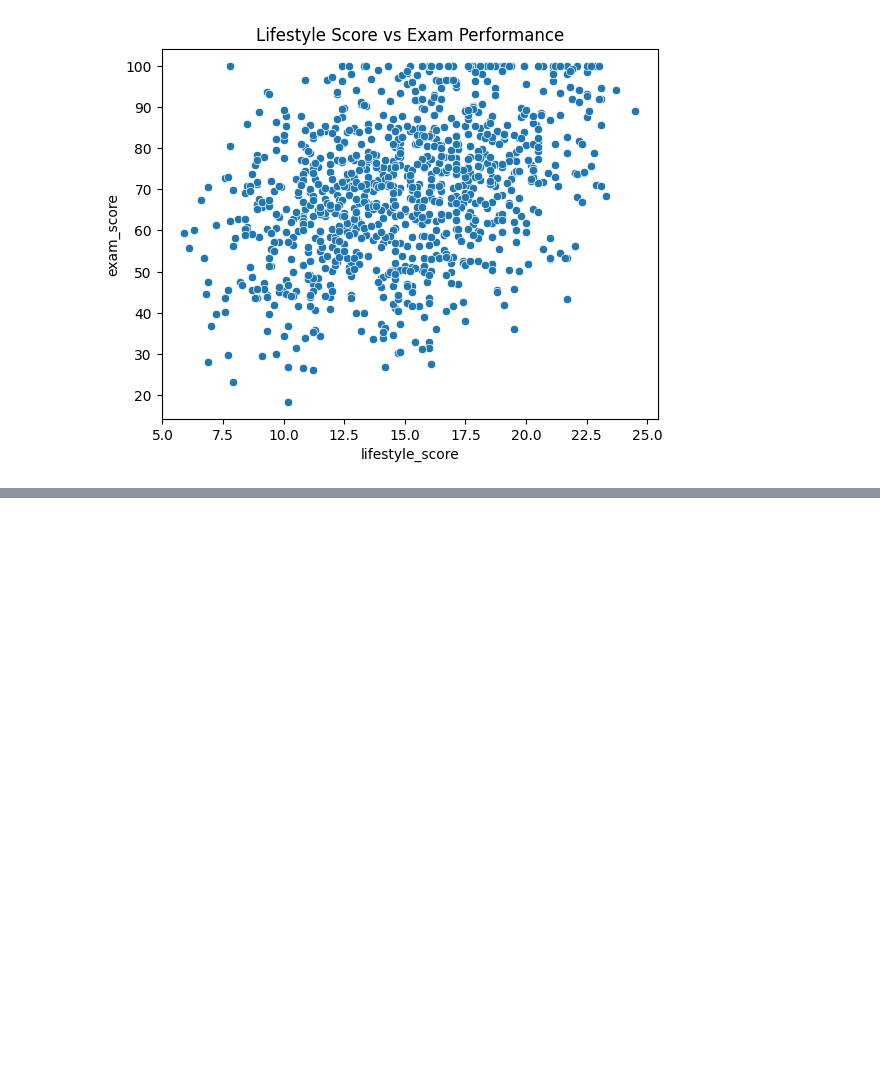
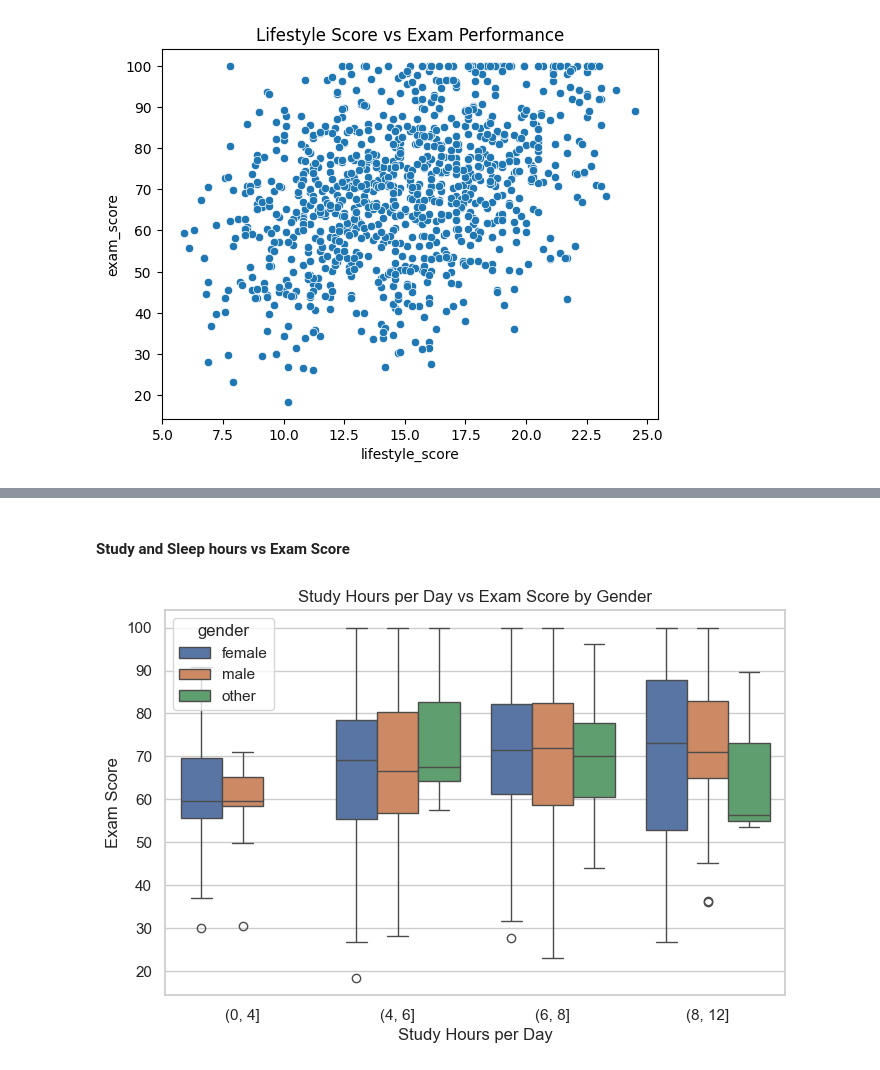
Before and after one commit to manuuu13/data7001_group15_project, a Jupyter notebook: behaviourial_data_clean_EDA.ipynb, the cells around one changed output, grey strips where cells are left out. Saved outputs shown, nothing was run; the diff lists cells and outputs as text; code cells hidden in the pictures; blank space fills up the shorter version.

```diff
--- a/behaviourial_data_clean_EDA.ipynb
+++ b/behaviourial_data_clean_EDA.ipynb
@@ -182,0 +263,21 @@ plt.show()
+# %% [markdown]
+#### Study and Sleep hours vs Exam Score
+# %%
+plt.figure(figsize=(8,5))
+
+study_bins = pd.cut(df['sleep_hours'], bins=[0,4,6,8,12])
+
+sns.boxplot(
+    x=study_bins,
+    y='exam_score',
+    hue='gender',
+    data=df
+)
+
+plt.title("Study Hours per Day vs Exam Score by Gender")
+plt.xlabel("Study Hours per Day")
+plt.ylabel("Exam Score")
+
+plt.show()
+# %% [output]
+[figure, added]
```
Also changed, not shown: parts of 24 cells of this notebook.
